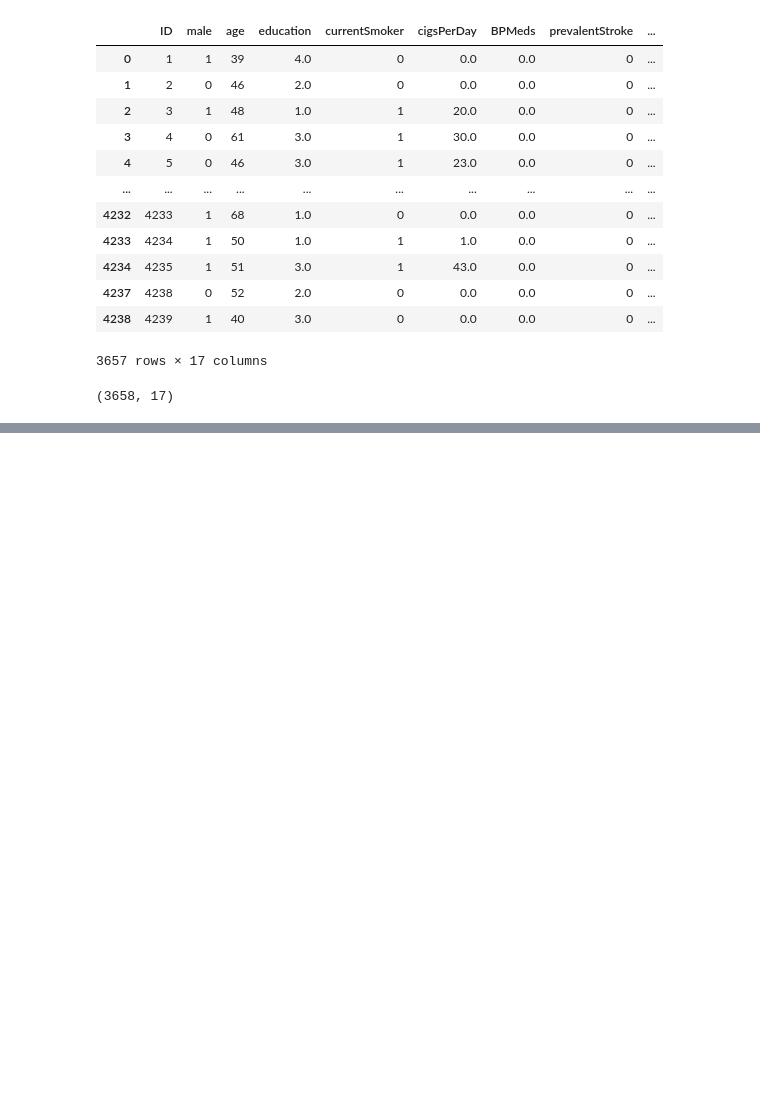
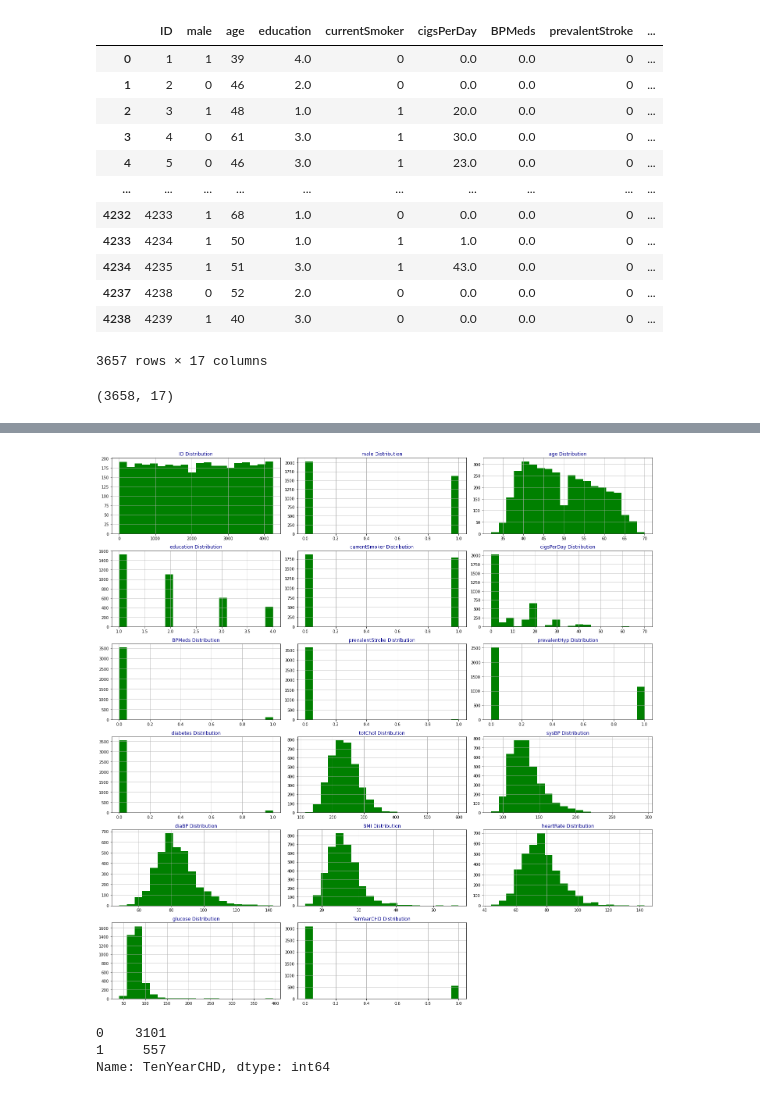
Before and after one commit to sajedehsaremi/Healthy-tuples, a Jupyter notebook: DataAnalysis.ipynb, the cells around one changed output, grey strips where cells are left out. Saved outputs shown, nothing was run; the diff lists cells and outputs as text; code cells hidden in the pictures; blank space fills up the shorter version.

```diff
--- a/DataAnalysis.ipynb
+++ b/DataAnalysis.ipynb
@@ -95,3 +95,24 @@ memory usage: 514.4 KB
 | 50% | 2141.500000 | 0.000000 | 49.000000 | 2.000000 | 0.000000 | 0.000000 | 0.000000 | 0.000000 | ... |
 | 75% | 3201.750000 | 1.000000 | 56.000000 | 3.000000 | 1.000000 | 20.000000 | 0.000000 | 0.000000 | ... |
 | max | 4240.000000 | 1.000000 | 70.000000 | 4.000000 | 1.000000 | 70.000000 | 1.000000 | 1.000000 | ... |
+# %%
+#Exploratory Analysis
+def draw_histograms(dataframe, features, rows, cols):
+    fig=plt.figure(figsize=(20,20))
+    for i, feature in enumerate(features):
+        ax=fig.add_subplot(rows,cols,i+1)
+        dataframe[feature].hist(bins=20,ax=ax,facecolor='green')
+        ax.set_title(feature+" Distribution",color='DarkBlue')
+
+    fig.tight_layout()
+    plt.show()
+draw_histograms(df,df.columns,6,3)
+# %% [output]
+[figure, added]
+# %%
+# Total number of different genders with CHD
+df.TenYearCHD.value_counts()
+# %% [output]
+0    3101
+1     557
+Name: TenYearCHD, dtype: int64
```
